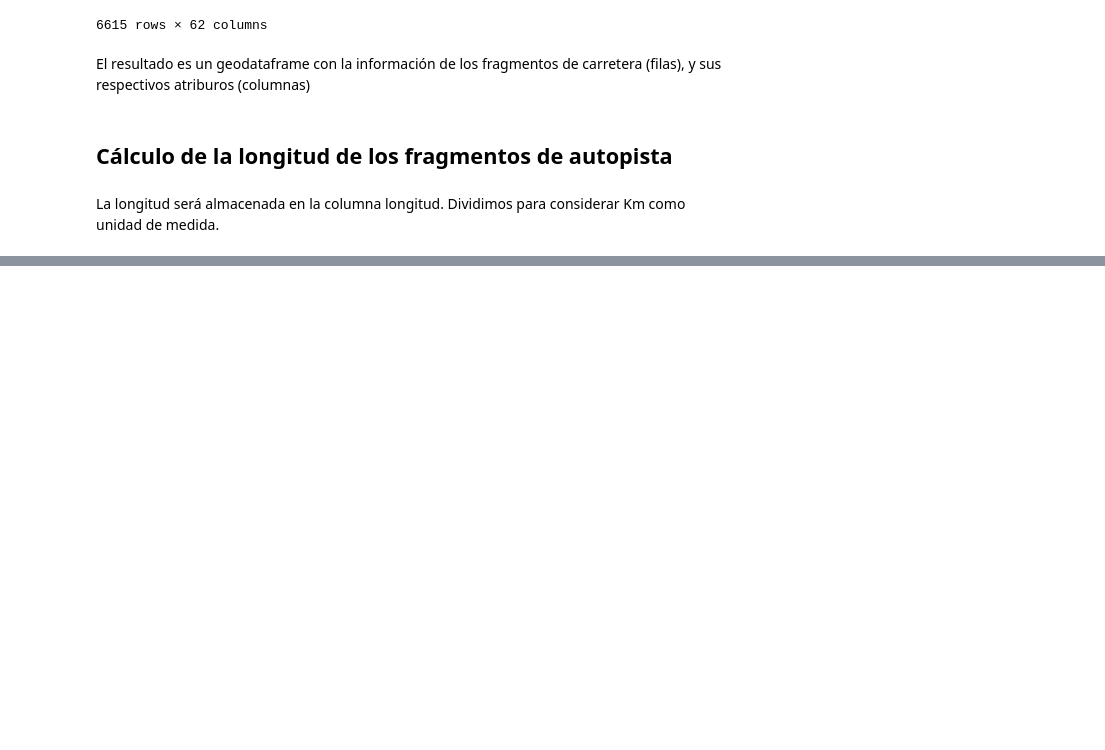
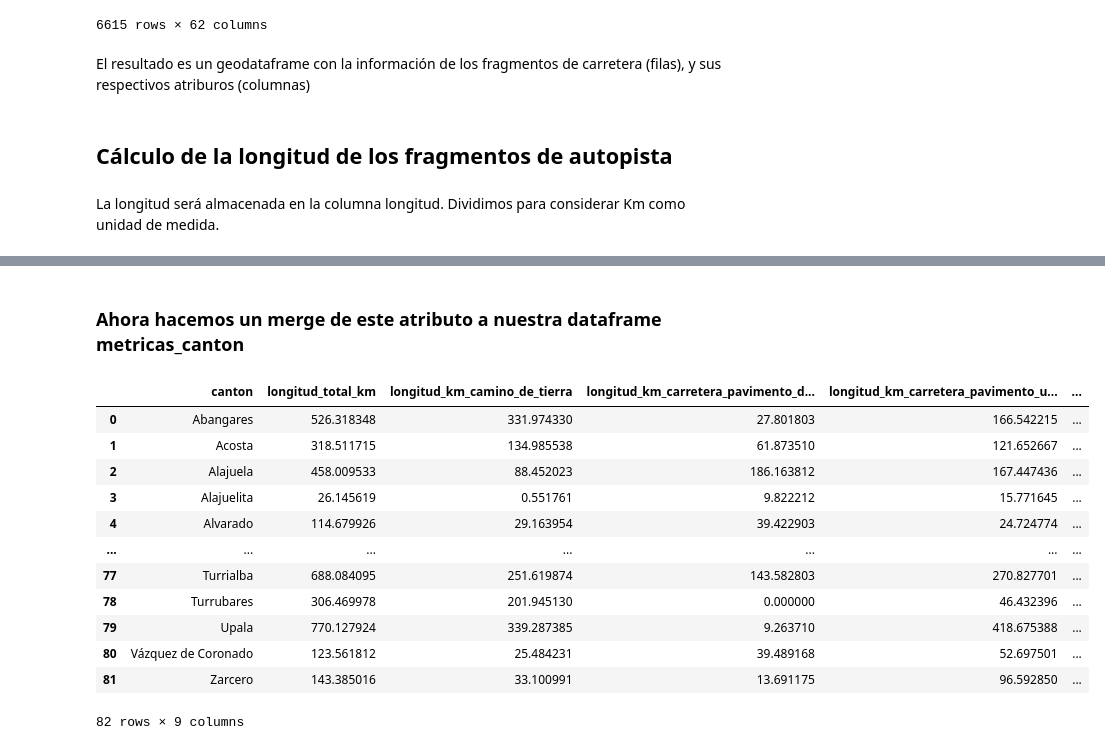
Before and after one commit to jospablo777/datos-geoespaciales-tarea3, a Jupyter notebook: notebooks/RicardoCorrales_AshuinSharma_JosePBarrantes_tarea_3.ipynb, the cells around one changed output, grey strips where cells are left out. Cells and saved outputs as stored; diff of their text form; code cells hidden in the pictures; blank space fills up the shorter version.

```diff
--- a/notebooks/RicardoCorrales_AshuinSharma_JosePBarrantes_tarea_3.ipynb
+++ b/notebooks/RicardoCorrales_AshuinSharma_JosePBarrantes_tarea_3.ipynb
@@ -132,0 +184,3 @@ Name: longitud, Length: 6615, dtype: float64
+# %%
+data_cantones['area_km2'] = data_cantones.geometry.to_crs(5367).area * 1e-6
+data_cantones.area_km2
@@ -132,0 +200,21 @@ Name: longitud, Length: 6615, dtype: float64
+# %% [markdown]
+### Ahora hacemos un merge de este atributo a nuestra dataframe metricas_canton
+# %%
+metricas_canton = metricas_canton.merge(data_cantones[['canton', 'area_km2']], how='left', on='canton')
+# %%
+metricas_canton['densidad_red_vial'] = metricas_canton.longitud_total_km / metricas_canton.area_km2
+metricas_canton
+# %% [output]
+|  | canton | longitud_total_km | longitud_km_camino_de_tierra | longitud_km_carretera_pavimento_d... | longitud_km_carretera_pavimento_u... | ... |
+| 0 | Abangares | 526.318348 | 331.974330 | 27.801803 | 166.542215 | ... |
+| 1 | Acosta | 318.511715 | 134.985538 | 61.873510 | 121.652667 | ... |
+| 2 | Alajuela | 458.009533 | 88.452023 | 186.163812 | 167.447436 | ... |
+| 3 | Alajuelita | 26.145619 | 0.551761 | 9.822212 | 15.771645 | ... |
+| 4 | Alvarado | 114.679926 | 29.163954 | 39.422903 | 24.724774 | ... |
+| ... | ... | ... | ... | ... | ... | ... |
+| 77 | Turrialba | 688.084095 | 251.619874 | 143.582803 | 270.827701 | ... |
+| 78 | Turrubares | 306.469978 | 201.945130 | 0.000000 | 46.432396 | ... |
+| 79 | Upala | 770.127924 | 339.287385 | 9.263710 | 418.675388 | ... |
+| 80 | Vázquez de Coronado | 123.561812 | 25.484231 | 39.489168 | 52.697501 | ... |
+| 81 | Zarcero | 143.385016 | 33.100991 | 13.691175 | 96.592850 | ... |
+82 rows × 9 columns
```
Also changed, not shown: parts of 8 cells of this notebook.
